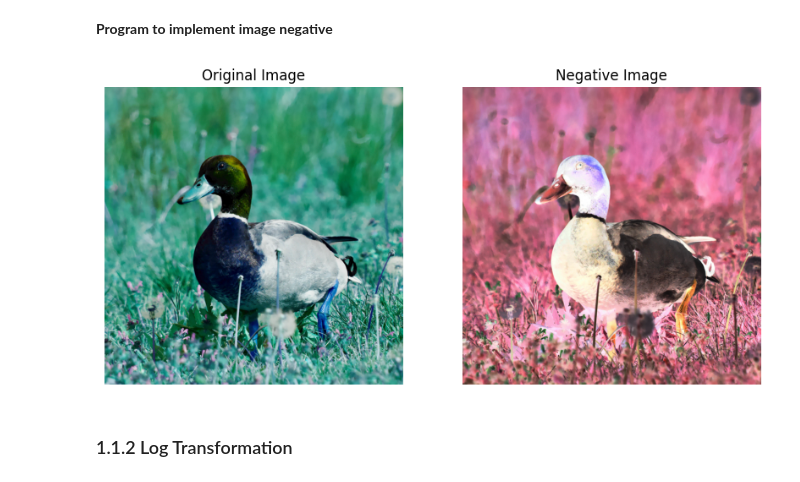
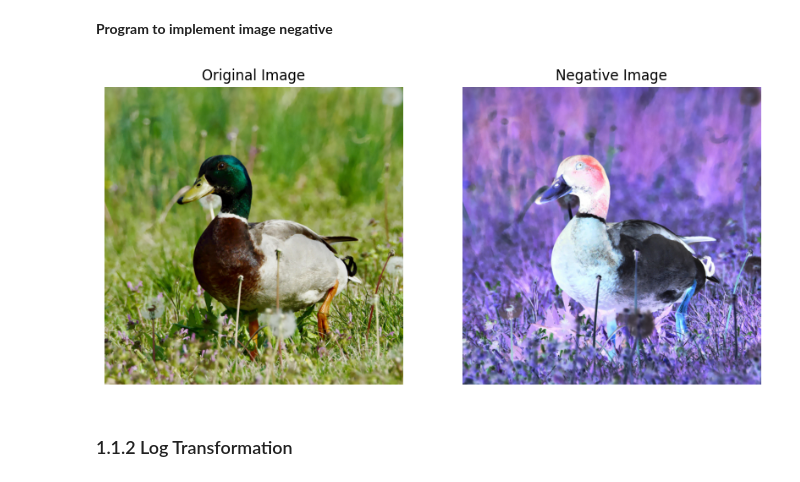
Before and after one commit to Pranish03/image-processing-opencv, a Jupyter notebook: 01_spatial_domain.ipynb, the cells around one changed output. Drawn from its saved outputs; the diff is of its cells as text; code cells hidden in the pictures.

```diff
--- a/01_spatial_domain.ipynb
+++ b/01_spatial_domain.ipynb
@@ -29,5 +29,7 @@ img = cv2.imread("images/img-1.png", 1)
 if img is None:
     print("Image not found!")
     exit()
+
+rgb_img = cv2.cvtColor(img, cv2.COLOR_BGR2RGB)
 # %%
-negative = cv2.bitwise_not(img)
+negative = cv2.bitwise_not(rgb_img)
@@ -37,19 +36,19 @@ negative_rgb = cv2.cvtColor(negative, cv2.COLOR_BGR2RGB)
 # %%
 plt.figure(figsize=(10, 5))
 
 plt.subplot(1, 2, 1)
 plt.title("Original Image")
-plt.imshow(img_rgb)
+plt.imshow(rgb_img)
 plt.axis("off")
 
 plt.subplot(1, 2, 2)
 plt.title("Negative Image")
-plt.imshow(negative_rgb,)
+plt.imshow(negative)
 plt.axis("off")
 
 plt.show()
 # %% [output]
-[figure, old version]
+[figure, new version]
 # %% [markdown]
 ### 1.1.2 Log Transformation
 # %% [markdown]
```
Also changed, not shown: parts of 10 cells of this notebook.
